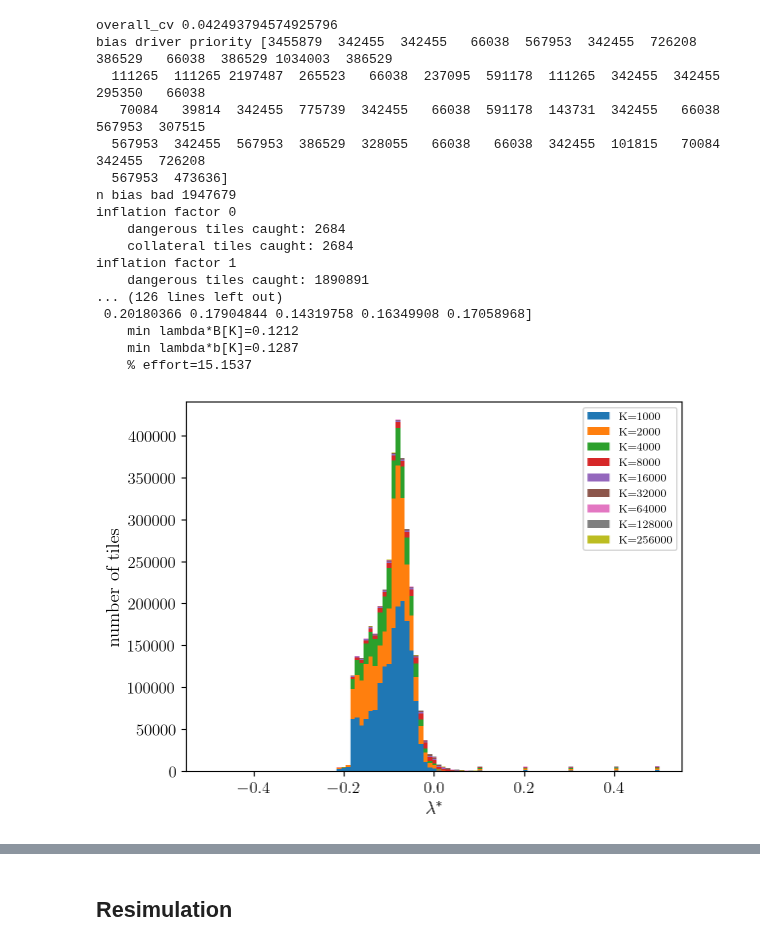
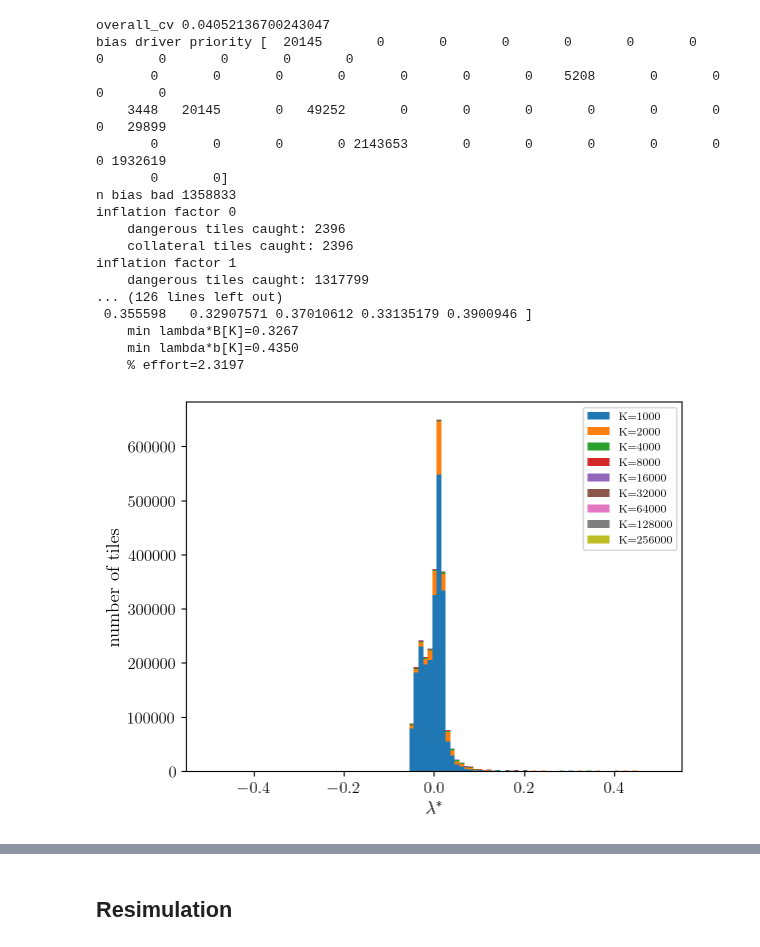
Before and after one commit to Confirm-Solutions/confirmasaurus, a Jupyter notebook: research/adagrid/inspector.ipynb, the cells around one changed output, grey strips where cells are left out. Saved outputs shown, nothing was run; the diff lists cells and outputs as text; code cells hidden in the pictures.

```diff
--- a/research/adagrid/inspector.ipynb
+++ b/research/adagrid/inspector.ipynb
@@ -61,13 +61,3 @@ loading checkpoint 4d_full/1980.pkl
-# %%
-overall_cv = np.min(bootstrap_cvs[:, 0])
-twb_min_cv = bootstrap_cvs[:, -2]
-twb_mean_cv = bootstrap_cvs[:, -1]
-inflated_min_cv = twb_mean_cv + (twb_min_cv - twb_mean_cv) * 6
-
-B_lamss_idx = bootstrap_cvs[:, 1:-2].argmin(axis=0)
-B_lamss = bootstrap_cvs[B_lamss_idx, np.arange(1, 1 + bootstrap_cvs.shape[1] - 3)]
-twb_B_lamss = inflated_min_cv[B_lamss_idx]
-B_min = bootstrap_cvs[:, 1:-2].min(axis=1)
 # %%
 print('overall_cv', overall_cv)
 print('bias driver priority', np.sum(inflated_min_cv[:, None] < twb_B_lamss[None, :], axis=0))
@@ -88,39 +78,37 @@ for K in np.unique(sim_sizes):
     count = np.sum(sel)
     print(f"K={K}:")
     print(f'    count={count / 1e6:.3f}m')
-    print(f'    lambda**B[K]={bootstrap_cvs[sel, 1:-2].min(axis=0)}')
+    print(f'    lambda**B[K]={B_lam[sel].min(axis=0)}')
     print(f'    min lambda*B[K]={np.min(B_min[sel]):.4f}')
     print(f'    min lambda*b[K]={np.min(bootstrap_cvs[sel, -2]):.4f}')
     effort = K * count / total_effort
     print(f'    % effort={100 * effort:.4f}')
 # %% [output]
-overall_cv 0.042493794574925796
-bias driver priority [3455879  342455  342455   66038  567953  342455  726208  386529   66038  386529 1034003  386529
-  111265  111265 2197487  265523   66038  237095  591178  111265  342455  342455  295350   66038
-   70084   39814  342455  775739  342455   66038  591178  143731  342455   66038  567953  307515
-  567953  342455  567953  386529  328055   66038   66038  342455  101815   70084  342455  726208
-  567953  473636]
-n bias bad 1947679
+overall_cv 0.04052136700243047
+bias driver priority [  20145       0       0       0       0       0       0       0       0       0       0       0
+       0       0       0       0       0       0       0    5208       0       0       0       0
+    3448   20145       0   49252       0       0       0       0       0       0       0   29899
+       0       0       0       0 2143653       0       0       0       0       0       0 1932619
+       0       0]
+n bias bad 1358833
 inflation factor 0
-    dangerous tiles caught: 2684
-    collateral tiles caught: 2684
+    dangerous tiles caught: 2396
+    collateral tiles caught: 2396
 inflation factor 1
-    dangerous tiles caught: 1890891
+    dangerous tiles caught: 1317799
 ... (126 lines left out)
- 0.20180366 0.17904844 0.14319758 0.16349908 0.17058968]
-    min lambda*B[K]=0.1212
-    min lambda*b[K]=0.1287
-    % effort=15.1537
+ 0.355598   0.32907571 0.37010612 0.33135179 0.3900946 ]
+    min lambda*B[K]=0.3267
+    min lambda*b[K]=0.4350
+    % effort=2.3197
 # %%
 from diagnostics import status_report, lamstar_histogram
 
-tilewise_bootstrap_min_cv = bootstrap_cvs[:, -2]
-tilewise_bootstrap_mean_cv = bootstrap_cvs[:, -1]
-inflated_min_cv = tilewise_bootstrap_mean_cv + (tilewise_bootstrap_min_cv - tilewise_bootstrap_mean_cv) * 6
+inflated_min_cv = twb_mean_cv + (twb_min_cv - twb_mean_cv) * 2
 lamstar_histogram(inflated_min_cv, sim_sizes, xlim=[-0.5, 0.5])
 plt.show()
 # %% [output]
-[figure, old version]
+[figure, new version]
 # %%
 
 rpt = status_report(adap, sim_sizes, bootstrap_cvs, pointwise_target_alpha)
```
Also changed, not shown: parts of 2 cells of this notebook, 5 other files.
